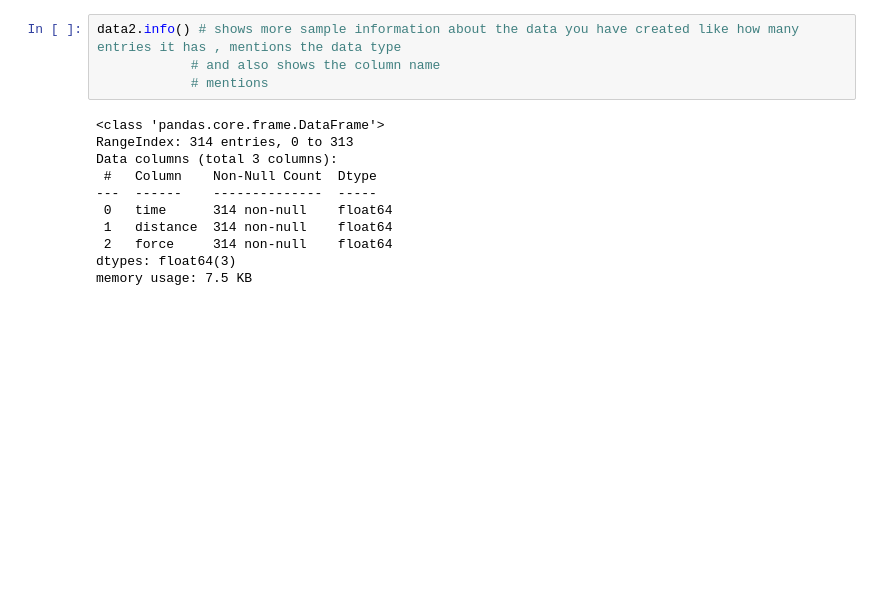
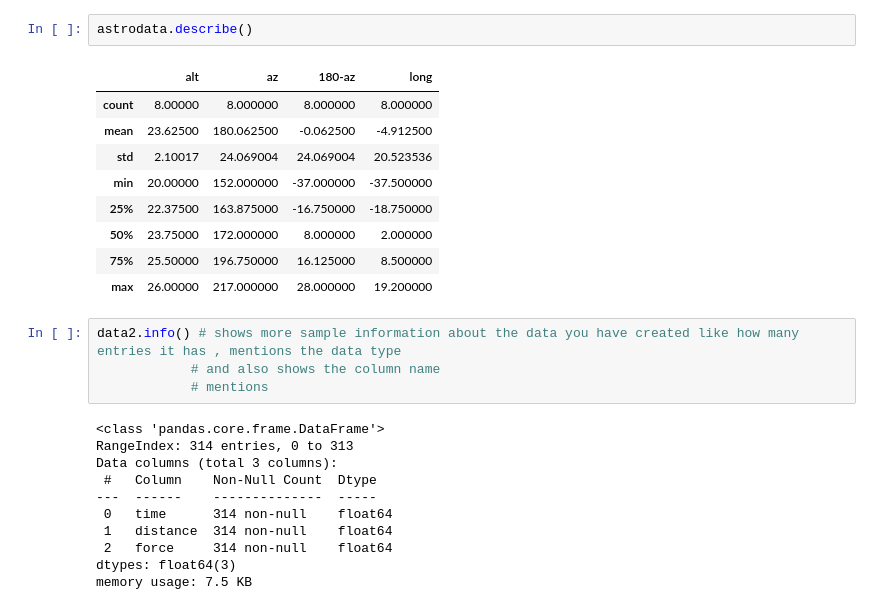
Before and after one commit to ClarkieUK/Data-Analysis, a Jupyter notebook: notebook.ipynb, the cells around one changed output. Drawn from its saved outputs; the diff is of its cells as text; blank space fills up the shorter version.

```diff
--- a/notebook.ipynb
+++ b/notebook.ipynb
@@ -38,3 +32,15 @@ data2.describe() # shows all main columns of data with the stats of each column.
+# %%
+astrodata.describe()
+# %% [output]
+|  | alt | az | 180-az | long |
+| count | 8.00000 | 8.000000 | 8.000000 | 8.000000 |
+| mean | 23.62500 | 180.062500 | -0.062500 | -4.912500 |
+| std | 2.10017 | 24.069004 | 24.069004 | 20.523536 |
+| min | 20.00000 | 152.000000 | -37.000000 | -37.500000 |
+| 25% | 22.37500 | 163.875000 | -16.750000 | -18.750000 |
+| 50% | 23.75000 | 172.000000 | 8.000000 | 2.000000 |
+| 75% | 25.50000 | 196.750000 | 16.125000 | 8.500000 |
+| max | 26.00000 | 217.000000 | 28.000000 | 19.200000 |
 # %%
 data2.info() # shows more sample information about the data you have created like how many entries it has , mentions the data type
             # and also shows the column name
```
Also changed, not shown: parts of 9 cells of this notebook, 2 other files.
